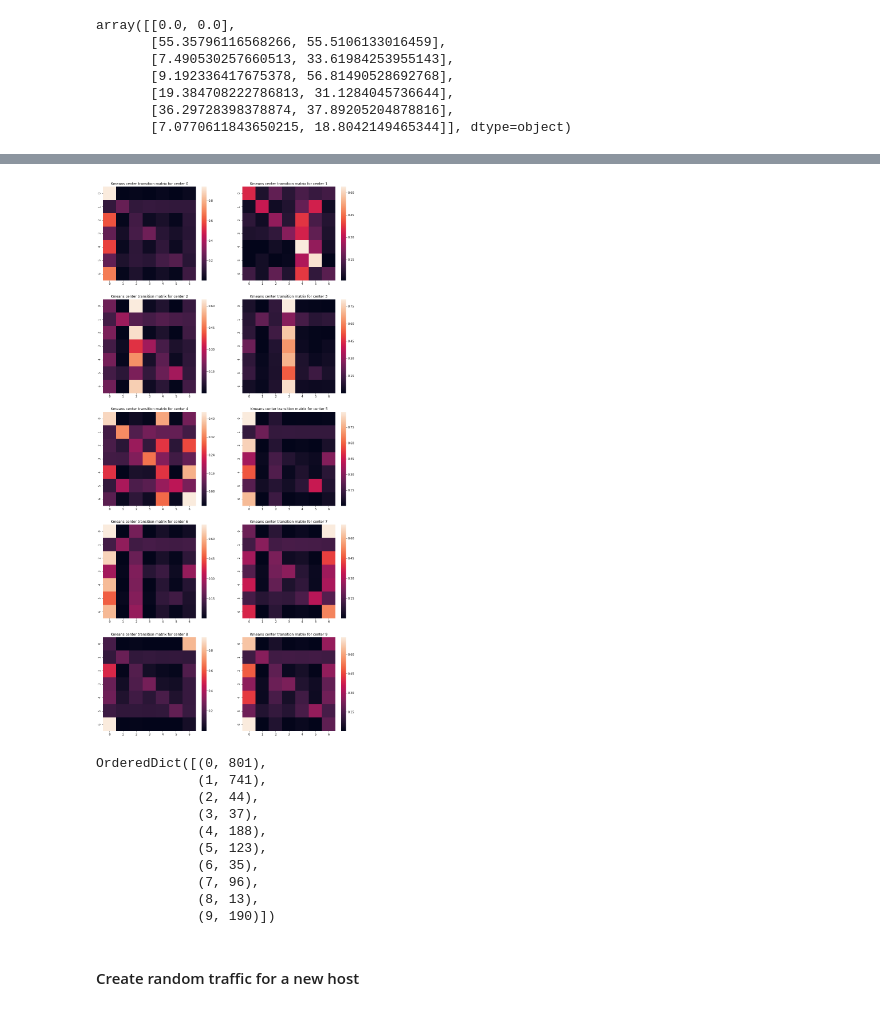
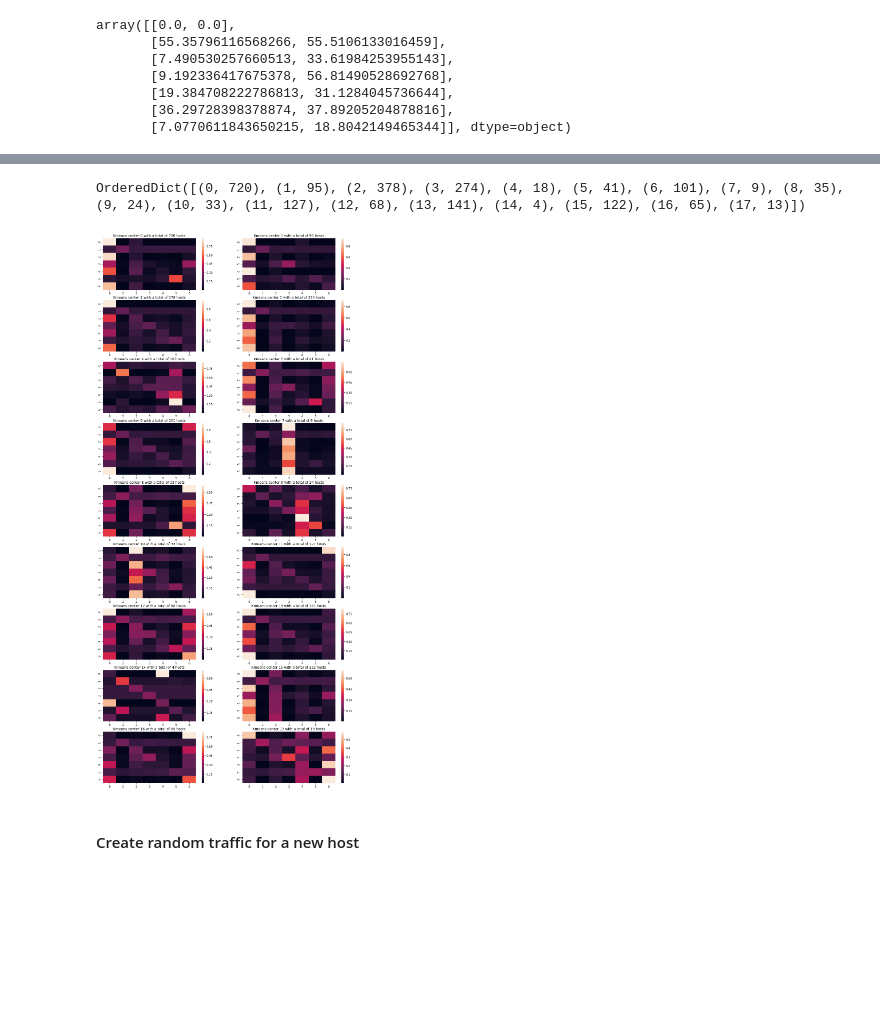
Before and after one commit to SotirisAnagnostidis/onlineAnomalyDetection, a Jupyter notebook: diploma/KL-Kmeans.ipynb, the cells around one changed output, grey strips where cells are left out. Saved outputs shown, nothing was run; the diff lists cells and outputs as text; code cells hidden in the pictures; blank space fills up the shorter version.

```diff
--- a/diploma/KL-Kmeans.ipynb
+++ b/diploma/KL-Kmeans.ipynb
@@ -86,4 +86,4 @@ TESTING
 # %%
-kmeans = kl_kMeans(onlineEM, n_clusters=10, initial_centers=None, n_iters=15, n_runs=10)
-C, assign = kmeans.run(verbose=1)
+kmeans = kl_kMeans(onlineEM, n_clusters=18, n_iters=15, n_runs=10)
+C, assign = kmeans.run(verbose=1, initialization='k++')
 # %% [output]
@@ -128,13 +131,0 @@ sorted(distances, key=lambda x: -x[1])[:10]
-# %%
-sorted_distances = sorted(distances, key=lambda x: -x[1])
-
-def percentage_distances(value):
-    total = 0
-    for k in kk:
-        if k[1] < value:
-            total += 1
-    print('The percentage of transition matrices within a distance of', value,
-          'from the kmeans center is', round(total/len(kk) * 100, 2), '%')
-
-for i in np.arange(0.1, 2, 0.1):
-    percentage_distances(i)
@@ -161,4 +202,5 @@ The percentage of transition matrices within a distance of 1.9 from the kmeans c
 # %%
-host = 'C4797'
+host = sorted_distances[0][0]
+print('Host', host, 'has the most anomalous behavior')
 plot_points_host(groupped_data.values[:, :2], hostData=groupped_data[groupped_data['source computer'] == host].values[:, :2])
 # %% [output]
@@ -213,37 +254,33 @@ plot_transition_matrix(onlineEM, kmeans, host)
+# %%
+import collections
+
+centers = {}
+for host in onlineEM.hosts:
+    if kmeans.assignments[host] in centers:
+        centers[kmeans.assignments[host]] += 1
+    else:
+        centers[kmeans.assignments[host]] = 1
+
+
+participations = collections.OrderedDict(sorted(centers.items()))
+print(participations)
+# %% [output]
+OrderedDict([(0, 720), (1, 95), (2, 378), (3, 274), (4, 18), (5, 41), (6, 101), (7, 9), (8, 35), (9, 24), (10, 33), (11, 127), (12, 68), (13, 141), (14, 4), (15, 122), (16, 65), (17, 13)])
 # %%
 rcParams['figure.figsize'] = 16, 35
 
-for i in range(10):
-    plt.subplot(5,2,i+1)
+for i in range(len(kmeans.centers)):
+    plt.subplot(len(kmeans.centers) / 2,2,i+1)
     ax = sns.heatmap(kmeans.centers[i])
-    plt.title('Kmeans center transition matrix for center ' + str(i))
+    if i in participations:
+        num = str(participations[i])
+    else:
+        num = str(0)
+    plt.title('Kmeans center ' + str(i) + ' with a total of ' + num + ' hosts')
 
 plt.show()
 # %% [output]
-[figure, old version]
+[figure, new version]
-# %%
-import collections
-
-centers = {}
-for host in onlineEM.hosts:
-    if kmeans.assignments[host] in centers:
-        centers[kmeans.assignments[host]] += 1
-    else:
-        centers[kmeans.assignments[host]] = 1
-
-
-collections.OrderedDict(sorted(centers.items()))
-# %% [output]
-OrderedDict([(0, 801),
-             (1, 741),
-             (2, 44),
-             (3, 37),
-             (4, 188),
-             (5, 123),
-             (6, 35),
-             (7, 96),
-             (8, 13),
-             (9, 190)])
 # %% [markdown]
 #### Create random traffic for a new host
 # %%
```
Also changed, not shown: parts of 29 cells of this notebook.
